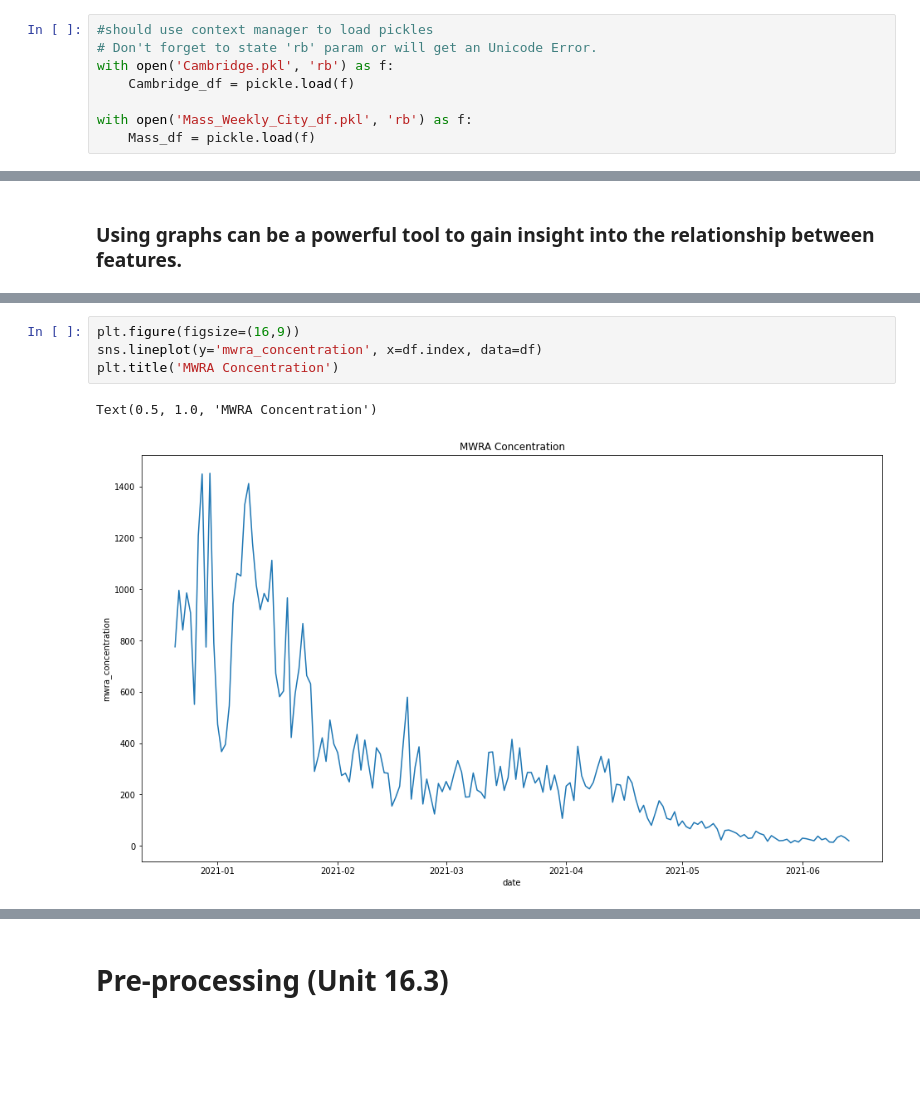
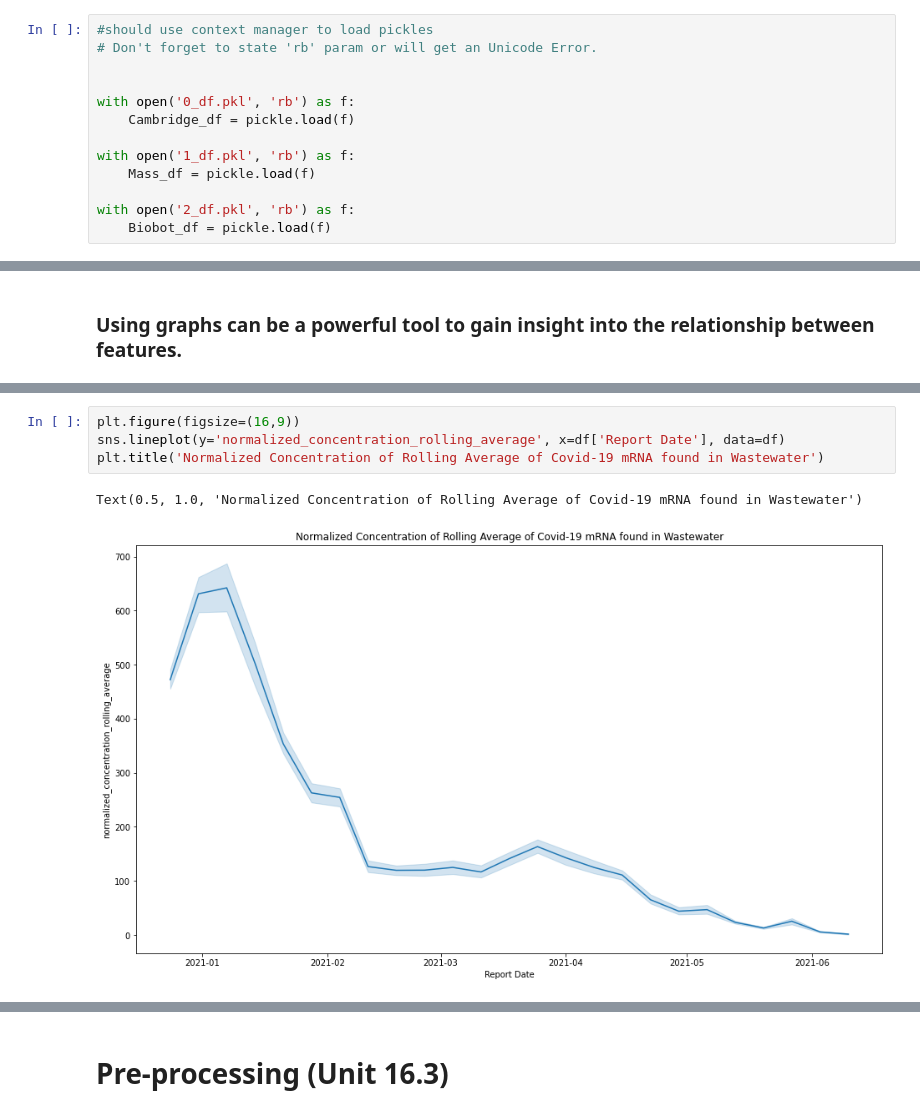
Before and after one commit to NSamermit/Springboard, a Jupyter notebook: Springboard Capstone Projects/Captstone 2 - Wastewater Covid Prediction/Capstone 2 - Wastewater Surveillance based Prediction.ipynb, the cells around one changed output, grey strips where cells are left out. Cells and saved outputs as stored; diff of their text form; blank space fills up the shorter version.

```diff
--- a/Springboard Capstone Projects/Captstone 2 - Wastewater Covid Prediction/Capstone 2 - Wastewater Surveillance based Prediction.ipynb
+++ b/Springboard Capstone Projects/Captstone 2 - Wastewater Covid Prediction/Capstone 2 - Wastewater Surveillance based Prediction.ipynb
@@ -113,11 +134,16 @@ import pickle
 # %%
 #should use context manager to load pickles
 # Don't forget to state 'rb' param or will get an Unicode Error.
-with open('Cambridge.pkl', 'rb') as f:
+
+
+with open('0_df.pkl', 'rb') as f:
     Cambridge_df = pickle.load(f)
 
-with open('Mass_Weekly_City_df.pkl', 'rb') as f:
+with open('1_df.pkl', 'rb') as f:
     Mass_df = pickle.load(f)
+
+with open('2_df.pkl', 'rb') as f:
+    Biobot_df = pickle.load(f)
 # %%
 #testing both dataframes
 Cambridge_df.info()
@@ -856,7 +1201,7 @@ Text(0.5, 1.0, 'Percent Positivity')
 # %%
 plt.figure(figsize=(16,9))
-sns.lineplot(y='mwra_concentration', x=df.index, data=df)
-plt.title('MWRA Concentration')
+sns.lineplot(y='normalized_concentration_rolling_average', x=df['Report Date'], data=df)
+plt.title('Normalized Concentration of Rolling Average of Covid-19 mRNA found in Wastewater')
 # %% [output]
-Text(0.5, 1.0, 'MWRA Concentration')
+Text(0.5, 1.0, 'Normalized Concentration of Rolling Average of Covid-19 mRNA found in Wastewater')
-[figure, old version]
+[figure, new version]
```
Also changed, not shown: parts of 211 cells of this notebook, 9 other files.
